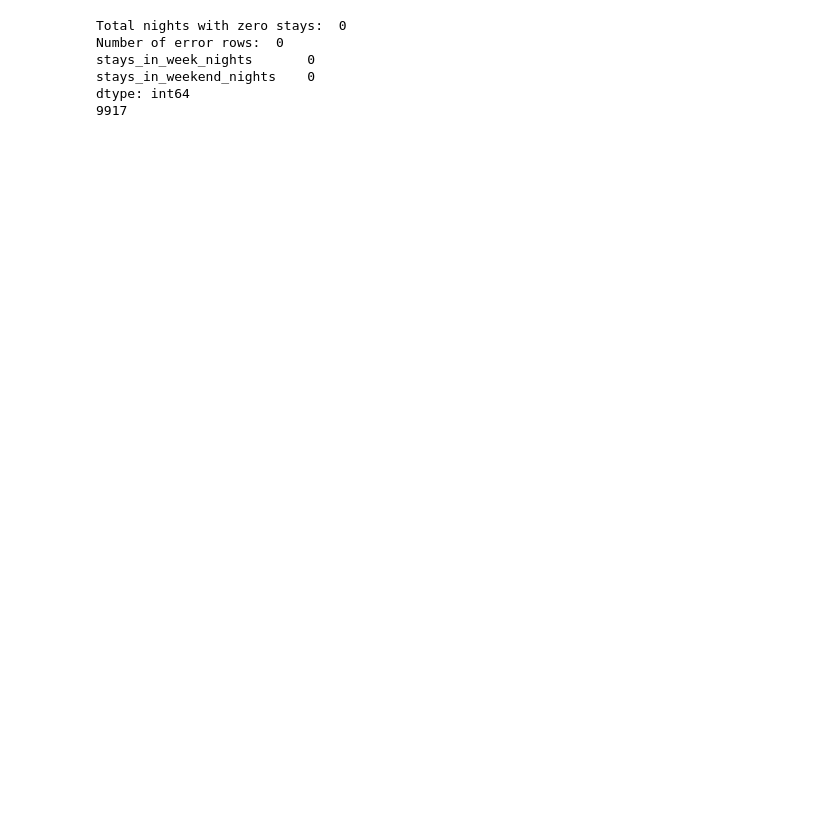
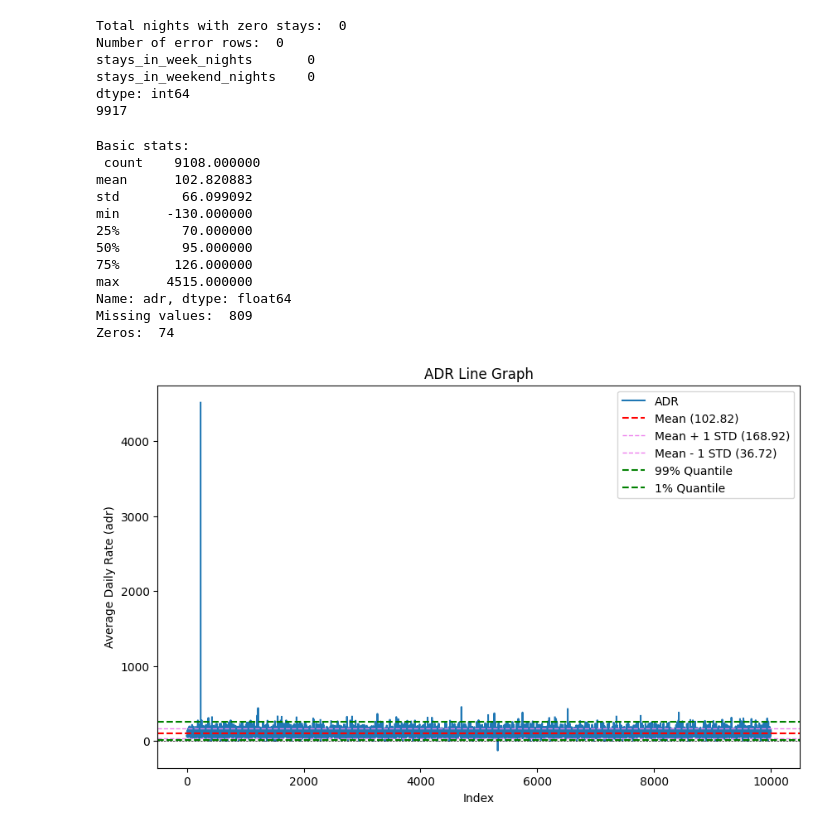
Before and after one commit to Kerolly/data_science_internship, a Jupyter notebook: notebooks/week1_data_exploration.ipynb, the cells around one changed output. Cells and saved outputs as stored; diff of their text form; code cells hidden in the pictures; blank space fills up the shorter version.

```diff
--- a/notebooks/week1_data_exploration.ipynb
+++ b/notebooks/week1_data_exploration.ipynb
@@ -173,3 +162,60 @@ for x in df.index:
     if (df.loc[x, 'stays_in_week_nights'] == 0) and (df.loc[x, 'stays_in_weekend_nights'] == 0) \
         and (df.loc[x, 'is_canceled'] == 0) and (df.loc[x, 'reservation_status'] == 'Check-Out'):
         df.drop(x, inplace=True)
+# %%
+# Create a new column 'room_changed' to indicate if the reserved room type is different from the assigned room type
+# This will be used to analyze if the room type change affects the cancellation rate
+df['room_changed'] = (df['reserved_room_type'] != df['assigned_room_type']).astype(int)
+#df.room_changed
+# %%
+# Analyze the 'adr' column
+
+print('Basic stats: \n', df.adr.describe())  # Get basic statistics of the 'adr' column
+print("Missing values: ", df.adr.isnull().sum())  # Check for missing values in the 'adr' column
+print("Zeros: ", (df.adr == 0).sum())  # Check for zeros in the 'adr' column
+
+# Calculate the mean and std
+adr_mean = df['adr'].mean()
+adr_std = df['adr'].std()
+
+# Calculate the mean, std
+adr_mean_plus_std = adr_mean + adr_std
+adr_mean_minus_std = adr_mean - adr_std
+
+# Create a graph
+plt.figure(figsize=(10, 6))
+plt.plot(df['adr'], label='ADR')
+
+# Add 0 line to the graph
+plt.axhline(0, color='black', linewidth=0.5, linestyle='--')
+
+# Add mean
+plt.axhline(adr_mean, color='red', linestyle='--', label=f'Mean ({adr_mean:.2f})')
+
+# Add std lines
+plt.axhline(adr_mean + adr_std, color='violet', linewidth=1, linestyle='--', label=f'Mean + 1 STD ({adr_mean + adr_std:.2f})')
+plt.axhline(adr_mean - adr_std, color='violet', linewidth=1, linestyle='--', label=f'Mean - 1 STD ({adr_mean - adr_std:.2f})')
+
+# Add quantiles
+plt.axhline(df['adr'].quantile(0.99), color='green', linestyle='--', label='99% Quantile')
+plt.axhline(df['adr'].quantile(0.01), color='green', linestyle='--', label='1% Quantile')
+
+plt.xlabel('Index')
+plt.ylabel('Average Daily Rate (adr)')
+plt.title('ADR Line Graph')
+plt.legend()
+plt.show()
+# %% [output]
+Basic stats:
+ count    9108.000000
+mean      102.820883
+std        66.099092
+min      -130.000000
+25%        70.000000
+50%        95.000000
+75%       126.000000
+max      4515.000000
+Name: adr, dtype: float64
+Missing values:  809
+Zeros:  74
+[figure, added]
```
Also changed, not shown: parts of 26 cells of this notebook, 3 other files.
